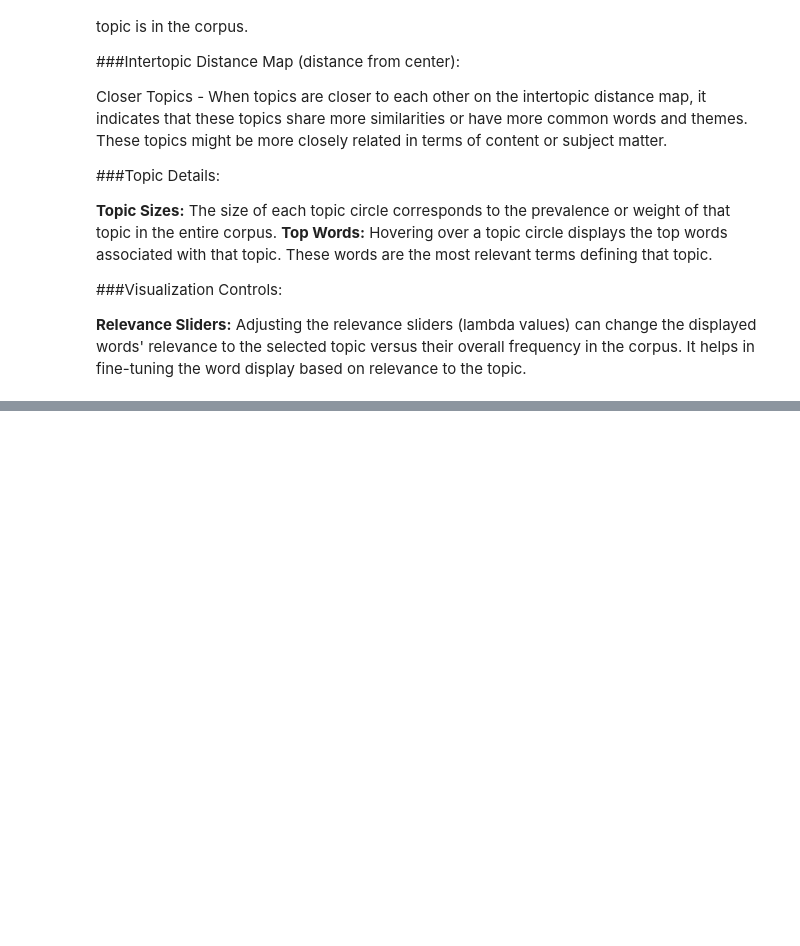
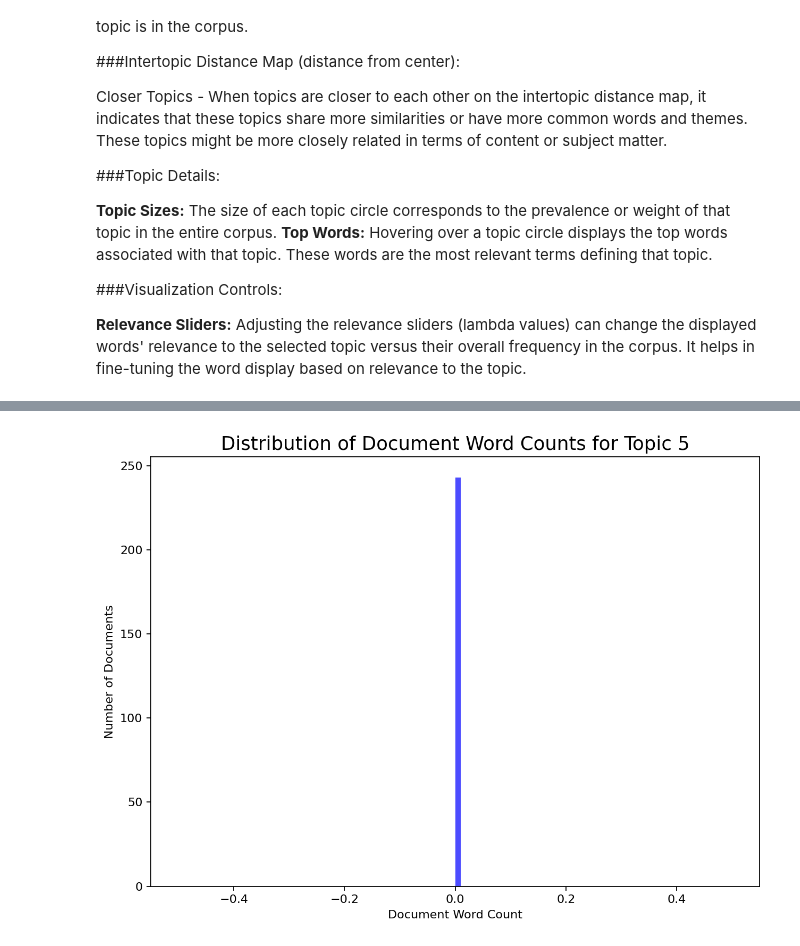
Before and after one commit to tiffchu/COGS402-research_proj, a Jupyter notebook: 402_lda_model.ipynb, the cells around one changed output, grey strips where cells are left out. Cells and saved outputs as stored; diff of their text form; code cells hidden in the pictures; blank space fills up the shorter version.

```diff
--- a/402_lda_model.ipynb
+++ b/402_lda_model.ipynb
@@ -97,7 +180,10 @@ print (stopwords)
 # %% [output]
 ['myself', 'ourselves', "you're", "you've", "you'll", "you'd", 'yours', 'yourself', 'yourselves', 'himself', "she's", 'herself', 'itself', 'their', 'theirs', 'themselves', 'which', "that'll", 'these', ...
 # %%
-data = load_data("session1.json")
+#IMPORTANT!!! PUT THE JSON FILE IN CONTENT FOLDER IN UPLOADS!!!!
+# just a test to output a sample of the intial text
+
+data = load_data("sessions.json")
 
 # Access the third element (multiple dictionaries in the list)
 first_element = data[3]
@@ -245,0 +579,19 @@ Red bars give the estimated number of times a given term was generated by a give
+# %%
+topic_id = 5  # Choose the specific topic (Topic 5 in this case)
+doc_lens_topic_5 = [len(d[3].split()) for d in topics_info if d[0] == topic_id]  # Counting words in the 'Text' field for Topic 5
+
+import seaborn as sns
+
+fig, ax = plt.subplots(figsize=(8, 6), dpi=160)
+
+ax.hist(doc_lens_topic_5, bins=100, color='blue', alpha=0.7)
+ax.set_xlabel('Document Word Count')
+ax.set_ylabel('Number of Documents')
+ax.set_title(f'Distribution of Document Word Counts for Topic {topic_id}', fontdict={'size': 16})
+
+plt.tight_layout()
+plt.show()
+
+#shows how many documents
+# %% [output]
+[figure, added]
```
Also changed, not shown: parts of 37 cells of this notebook, 1 other file.
